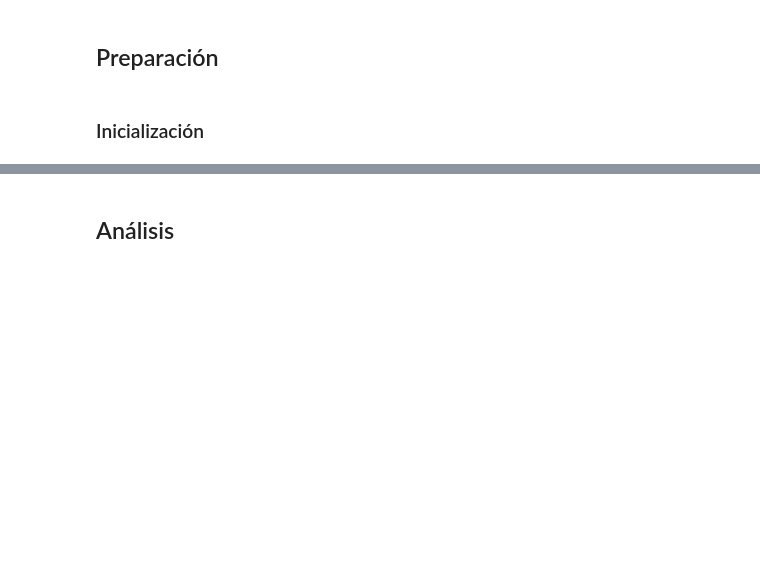
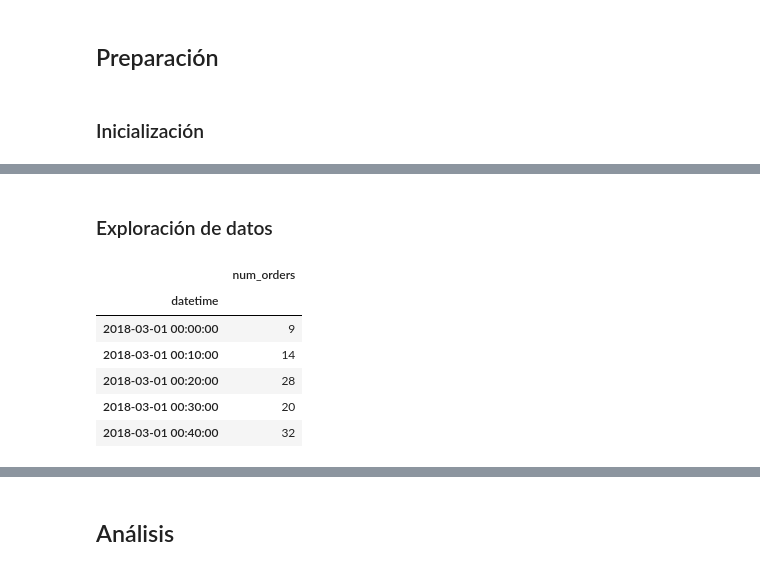
Before and after one commit to ianxportillo/Project_13, a Jupyter notebook: Project_13.ipynb, the cells around one changed output, grey strips where cells are left out. Cells and saved outputs as stored; diff of their text form; code cells hidden in the pictures; blank space fills up the shorter version.

```diff
--- a/Project_13.ipynb
+++ b/Project_13.ipynb
@@ -25,0 +59,12 @@ import pandas as pd
+# %% [markdown]
+### Exploración de datos
+# %%
+df.head()
+# %% [output]
+|  | num_orders |
+| datetime |  |
+| 2018-03-01 00:00:00 | 9 |
+| 2018-03-01 00:10:00 | 14 |
+| 2018-03-01 00:20:00 | 28 |
+| 2018-03-01 00:30:00 | 20 |
+| 2018-03-01 00:40:00 | 32 |
```
Also changed, not shown: parts of 20 cells of this notebook.
